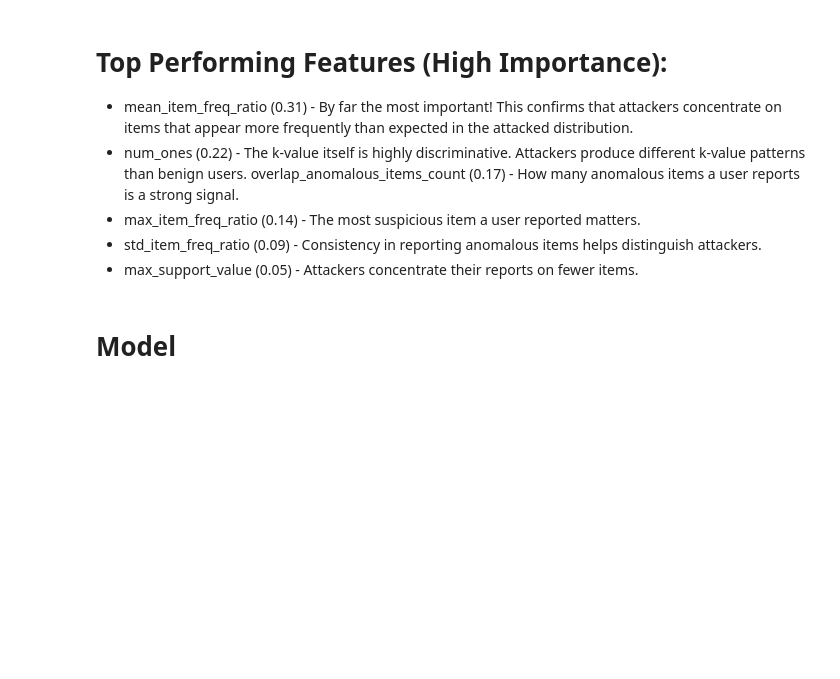
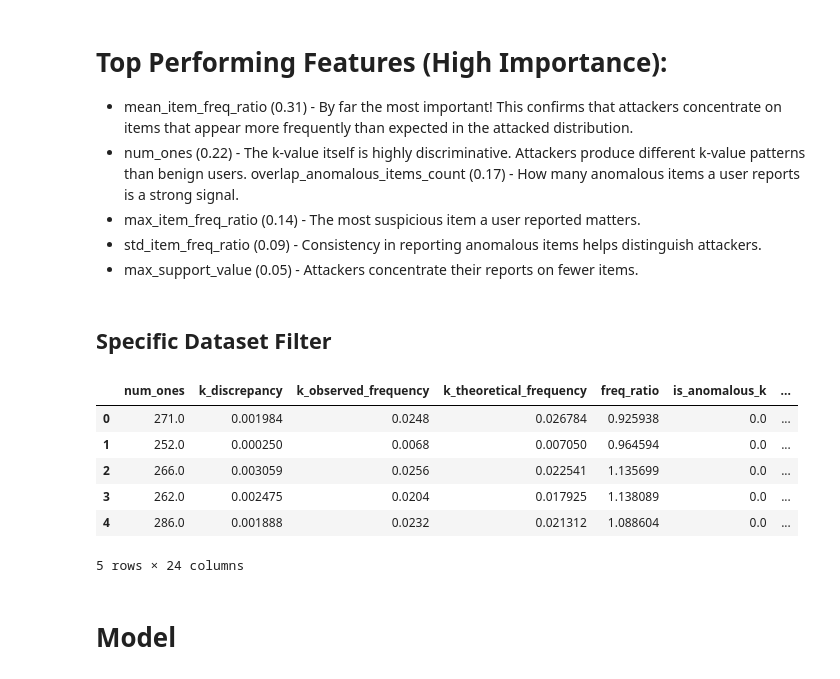
Before and after one commit to SampadSikder/DP-Protocols, a Jupyter notebook: UserLevelDatasetAnalysis.ipynb, the cells around one changed output. Drawn from its saved outputs; the diff is of its cells as text; code cells hidden in the pictures; blank space fills up the shorter version.

```diff
--- a/UserLevelDatasetAnalysis.ipynb
+++ b/UserLevelDatasetAnalysis.ipynb
@@ -318,6 +318,20 @@ overlap_anomalous_items_count (0.17) - How many anomalous items a user reports i
 - max_item_freq_ratio (0.14) - The most suspicious item a user reported matters.
 - std_item_freq_ratio (0.09) - Consistency in reporting anomalous items helps distinguish attackers.
 - max_support_value (0.05) - Attackers concentrate their reports on fewer items.
+# %% [markdown]
+## Specific Dataset Filter
+# %%
+zipf_df = df[df['dataset_type']=='zipf']
+# %%
+zipf_df.head()
+# %% [output]
+|  | num_ones | k_discrepancy | k_observed_frequency | k_theoretical_frequency | freq_ratio | is_anomalous_k | ... |
+| 0 | 271.0 | 0.001984 | 0.0248 | 0.026784 | 0.925938 | 0.0 | ... |
+| 1 | 252.0 | 0.000250 | 0.0068 | 0.007050 | 0.964594 | 0.0 | ... |
+| 2 | 266.0 | 0.003059 | 0.0256 | 0.022541 | 1.135699 | 0.0 | ... |
+| 3 | 262.0 | 0.002475 | 0.0204 | 0.017925 | 1.138089 | 0.0 | ... |
+| 4 | 286.0 | 0.001888 | 0.0232 | 0.021312 | 1.088604 | 0.0 | ... |
+5 rows × 24 columns
 # %% [markdown]
 # Model
 # %% [markdown]
```
Also changed, not shown: parts of 11 cells of this notebook.
